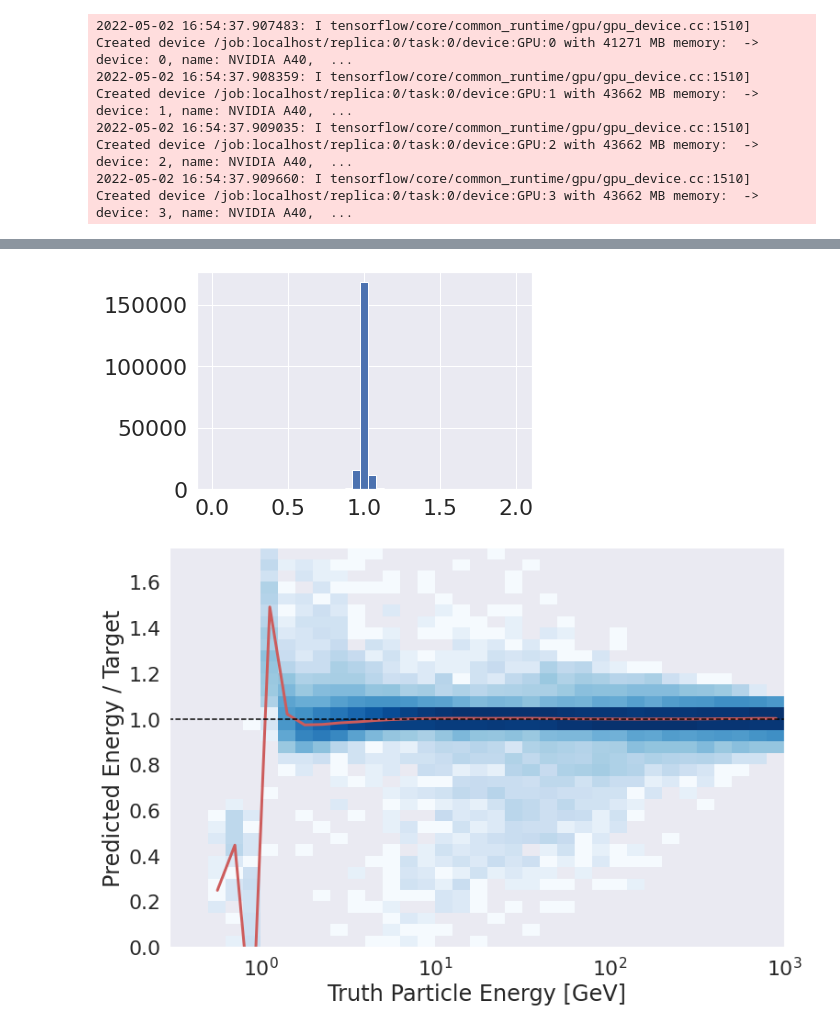
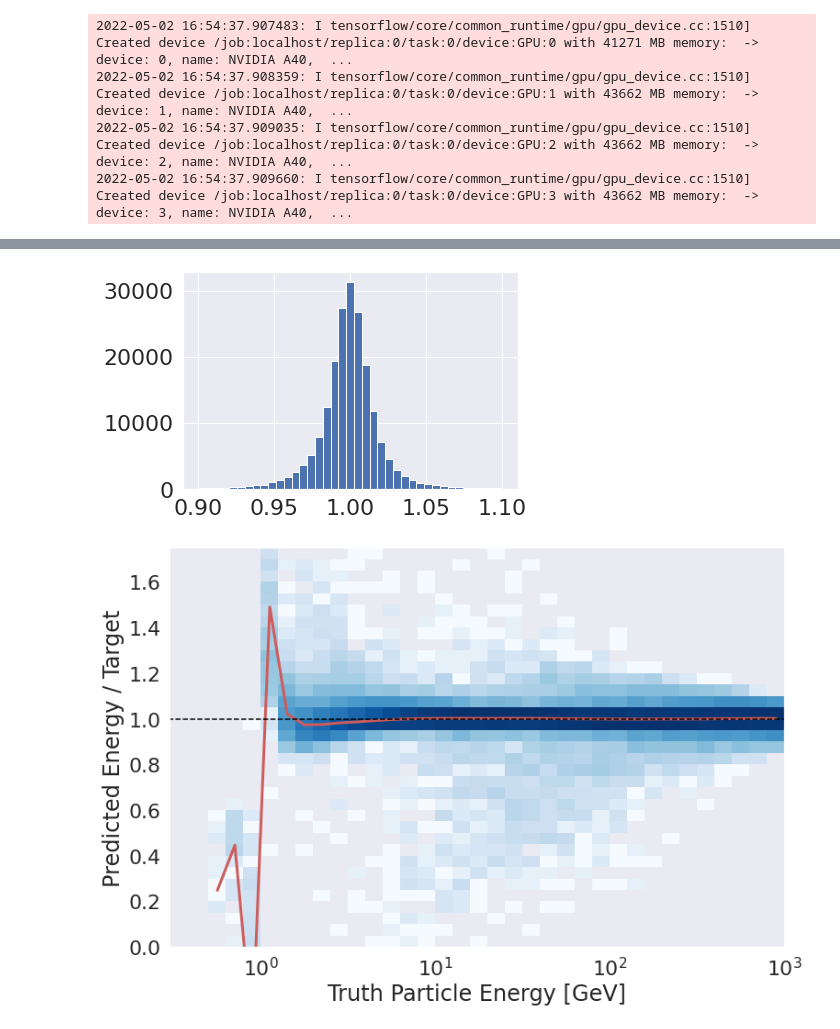
Before and after one commit to atlas-calo-ml/gn4pions_eastbay, a Jupyter notebook: simple_regression_model.ipynb, the cells around one changed output, grey strips where cells are left out. Cells and saved outputs as stored; diff of their text form; code cells hidden in the pictures.

Commit message:
Update plotting

```diff
--- a/simple_regression_model.ipynb
+++ b/simple_regression_model.ipynb
@@ -207,9 +203,9 @@ Wall time: 14min 59s
 # %%
 ### Evaluate performance on test set
 test['nn_score'] = model.predict(test_x)
-plt.hist(test.nn_score/test.log10_truth_particle_e, bins=np.linspace(0,2,40));
+plt.hist(test.nn_score/test.log10_truth_particle_e, bins=np.linspace(0.9,1.1,40));
 # %% [output]
-[figure, old version]
+[figure, new version]
 # %%
 ### Response median plot
 import scipy.stats as stats
```
Also changed, not shown: parts of 1 cell of this notebook, 1 other file.
